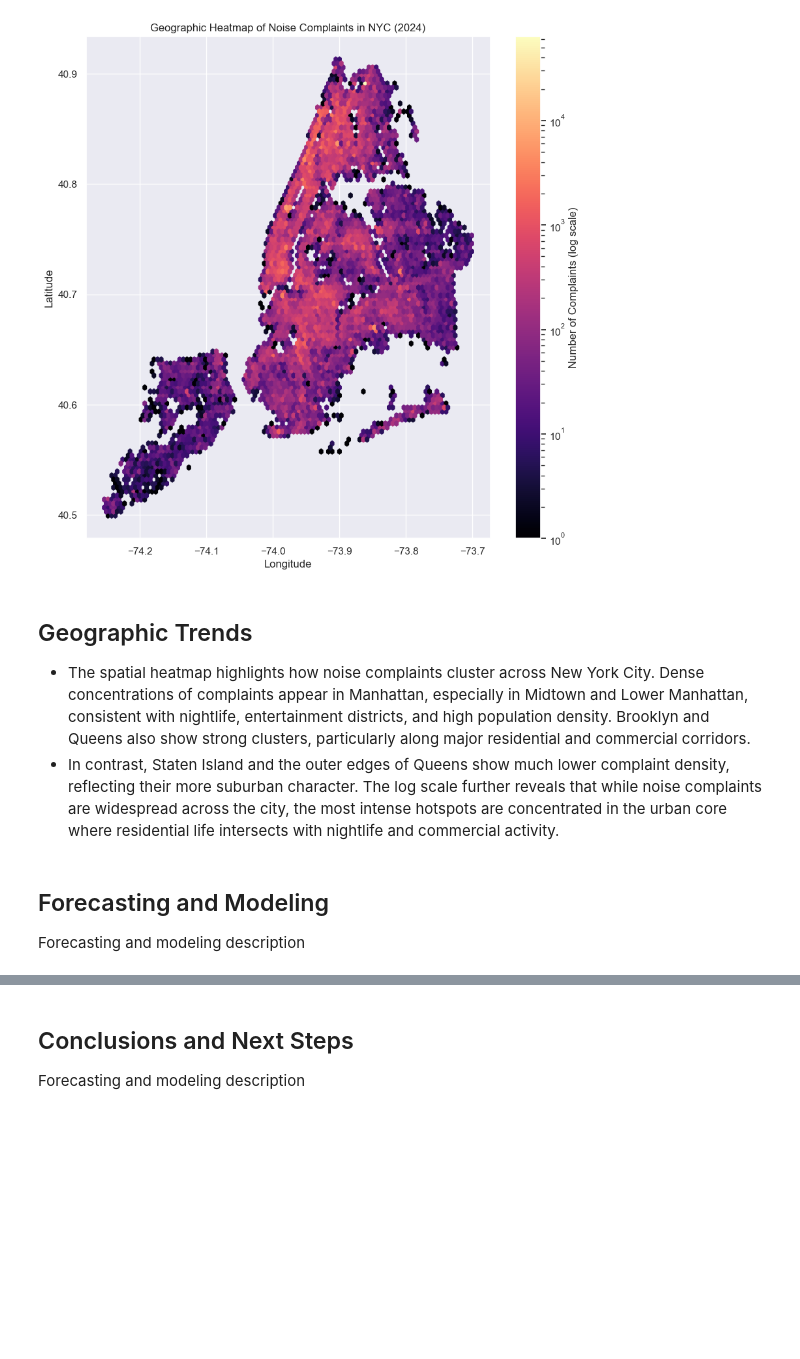
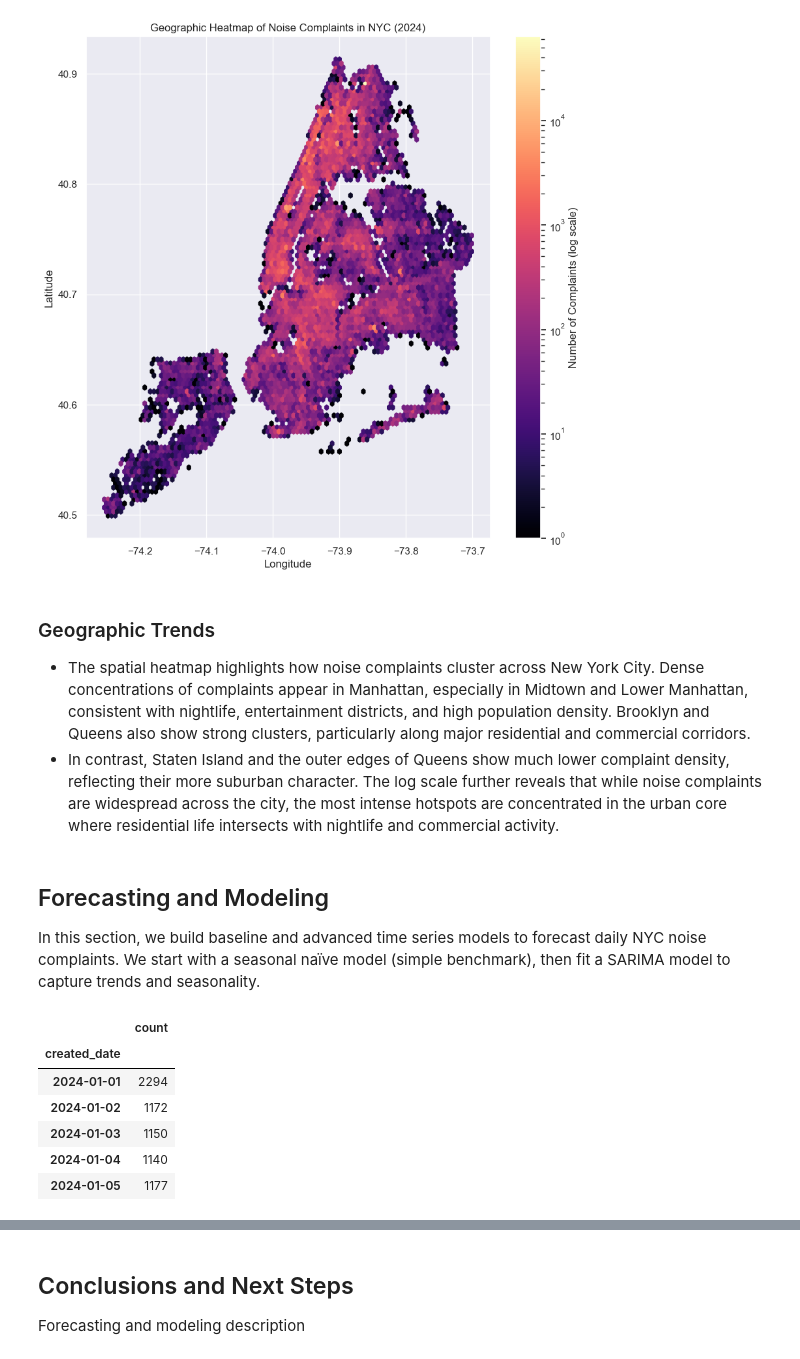
Before and after one commit to oliviamohning/nyc-311-noise-analysis, a Jupyter notebook: notebooks/nyc_311_noise_analysis.ipynb, the cells around one changed output, grey strips where cells are left out. Saved outputs shown, nothing was run; the diff lists cells and outputs as text; code cells hidden in the pictures; blank space fills up the shorter version.

```diff
--- a/notebooks/nyc_311_noise_analysis.ipynb
+++ b/notebooks/nyc_311_noise_analysis.ipynb
@@ -879,9 +881,31 @@ plt.show()
 # %% [output]
 [figure]
 # %% [markdown]
-## Geographic Trends
+### Geographic Trends
 - The spatial heatmap highlights how noise complaints cluster across New York City. Dense concentrations of complaints appear in Manhattan, especially in Midtown and Lower Manhattan, consistent with nightlife, entertainment districts, and high population density. Brooklyn and Queens also show strong clusters, particularly along major residential and commercial corridors.
 - In contrast, Staten Island and the outer edges of Queens show much lower complaint density, reflecting their more suburban character. The log scale further reveals that while noise complaints are widespread across the city, the most intense hotspots are concentrated in the urban core where residential life intersects with nightlife and commercial activity.
 # %% [markdown]
 ## Forecasting and Modeling
-Forecasting and modeling description
+In this section, we build baseline and advanced time series models to forecast daily NYC noise complaints. We start with a seasonal naïve model (simple benchmark), then fit a SARIMA model to capture trends and seasonality.
+# %%
+# Aggregate Daily Complaint Counts
+
+daily_counts = (
+    noise_df_cleaned
+    .groupby(noise_df_cleaned["created_date"].dt.date)
+    .size()
+    .reset_index(name="count")
+)
+
+daily_counts = daily_counts.set_index("created_date").asfreq("D")  # daily frequency
+daily_counts["count"] = daily_counts["count"].fillna(0)            # fill gaps
+
+daily_counts.head()
+# %% [output]
+|  | count |
+| created_date |  |
+| 2024-01-01 | 2294 |
+| 2024-01-02 | 1172 |
+| 2024-01-03 | 1150 |
+| 2024-01-04 | 1140 |
+| 2024-01-05 | 1177 |
```
Also changed, not shown: parts of 4 cells of this notebook.
